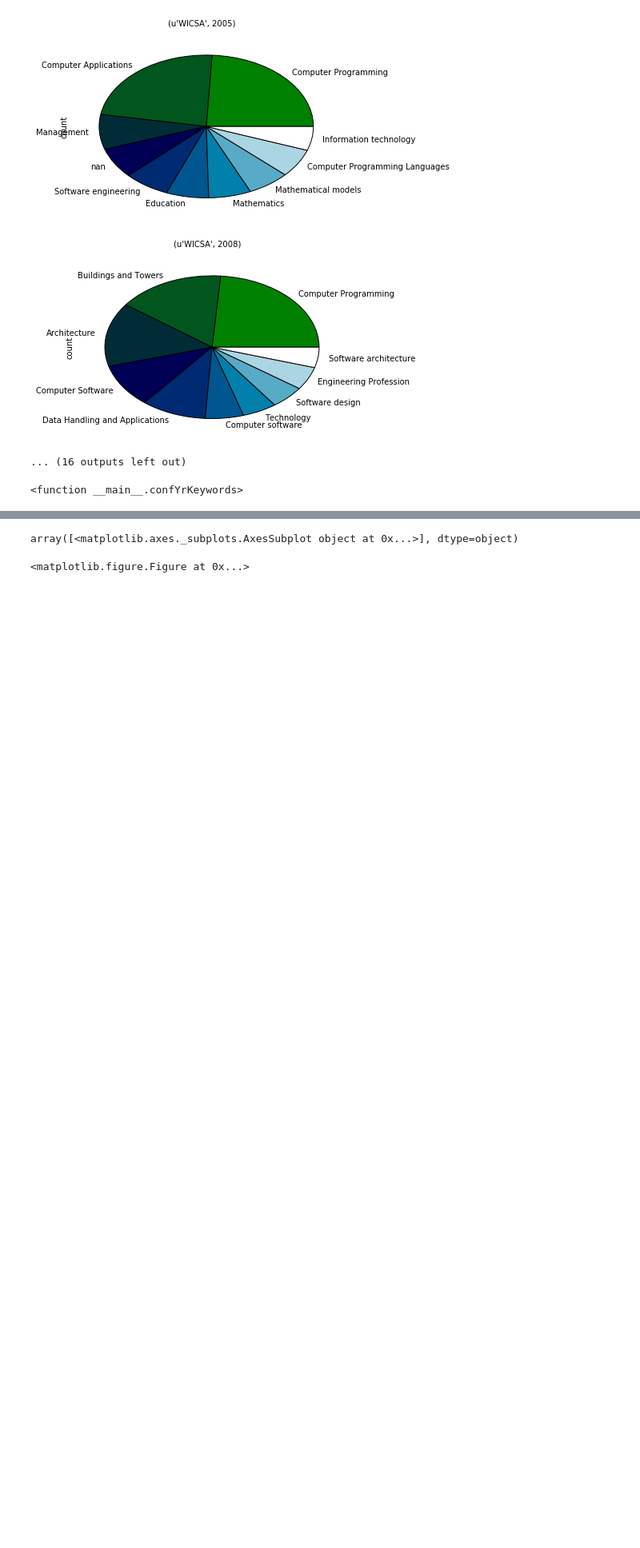
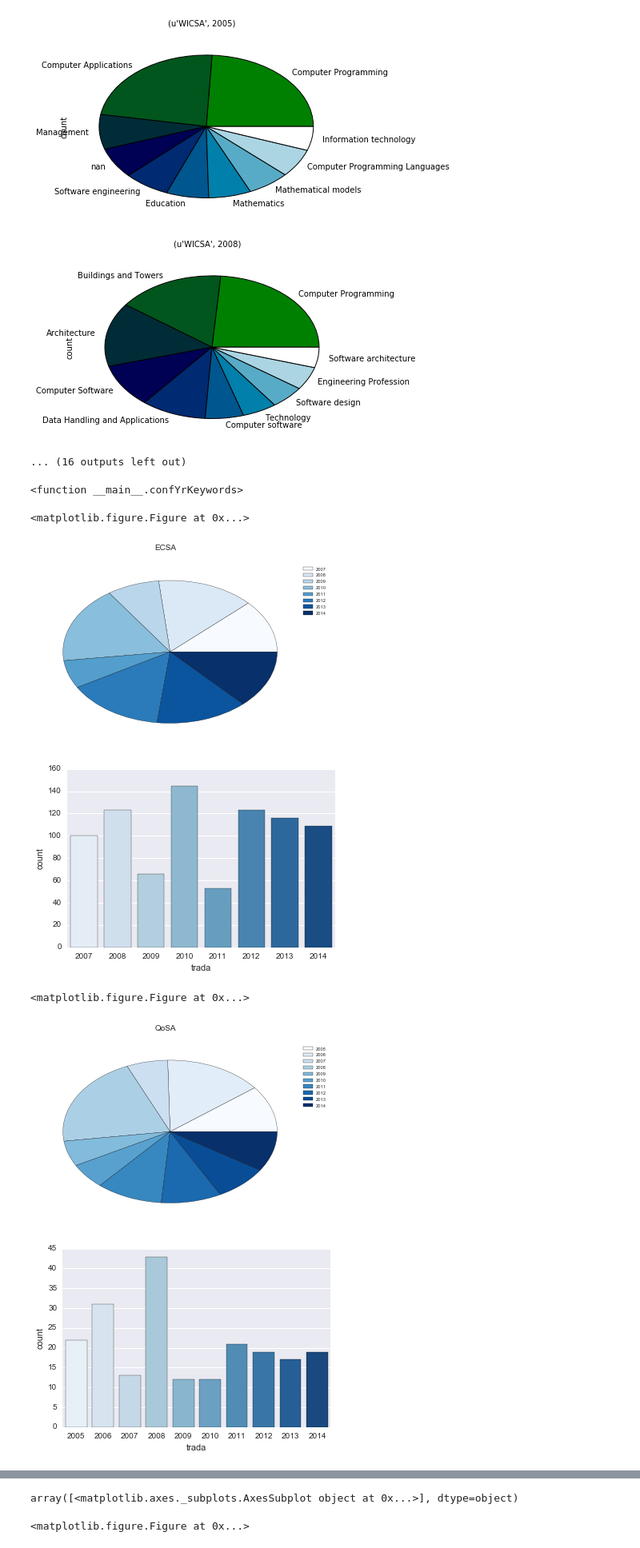
Before and after one commit to noveroa/DataBases, a Jupyter notebook: sqlStart/newSqlNotebooknew_compositesadded.ipynb, the cells around one changed output, grey strips where cells are left out. Shown at 80% size. Cells and saved outputs as stored; diff of their text form; code cells hidden in the pictures; blank space fills up the shorter version.

Commit message:
added notebook to help show newer visualization and data mining work, fixed seaborn issues

```diff
--- a/sqlStart/newSqlNotebooknew_compositesadded.ipynb
+++ b/sqlStart/newSqlNotebooknew_compositesadded.ipynb
@@ -337 +351,39 @@ def getLine(data_frame, xaxis = 'confName', yaxis = 'counts'):
     return fig
+# %%
+def getContentsconf():
+    with sqlite3.connect(mydb) as con:
+        sqlcmd = "SELECT Conf, Year FROM ABSTRACTSTOTAL"
+        df = pd.read_sql_query(sqlcmd, con)
+        myt = []
+
+
+        conferences = list(df['Conf'].unique())
+
+
+        for conf in conferences:
+
+            entry = {}
+            entry['conf'] = conf
+
+            subDF = df.query('Conf == "%s"' % conf).groupby('year').count()
+            entry['counts'] = subDF.to_html()
+
+            image = getPieOne(subDF, conf)
+            entry['Pie']  = image
+
+            subDF.reset_index(inplace = True)
+            image2 = getBar2(subDF, conf, xaxis = 'year', yaxis = 'Conf')
+            entry['Bar'] = image2
+
+            myt.append(entry)
+
+    return dict(data = myt), df
+# %%
+g, d = getContentsconf()
+# %% [output]
+<matplotlib.figure.Figure at 0x...>
+[figure, added]
+[figure, added]
+<matplotlib.figure.Figure at 0x...>
+[figure, added]
+[figure, added]
```
Also changed, not shown: parts of 12 cells of this notebook, 3 other files.
